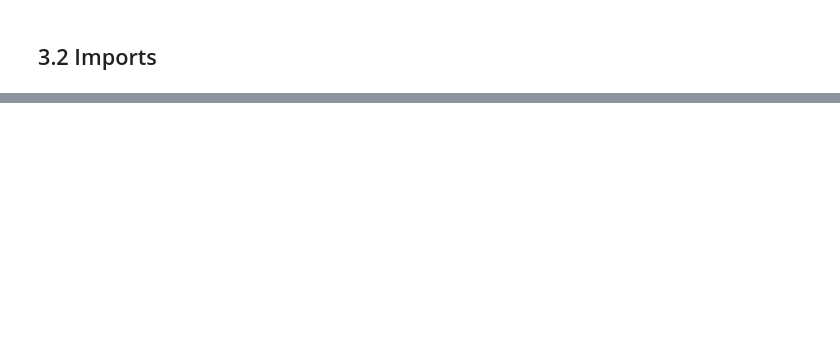
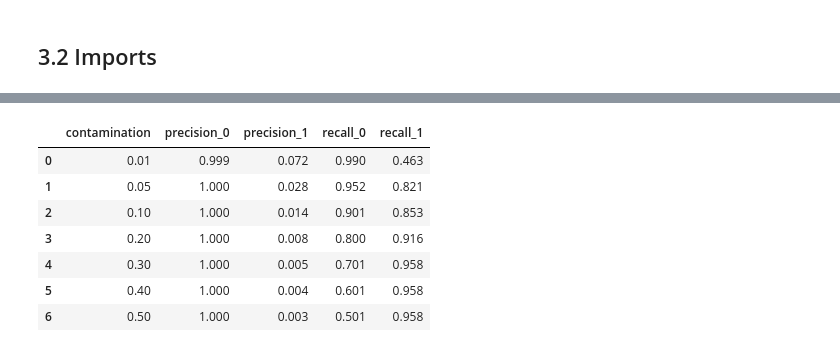
Before and after one commit to zxie9/Capstone-Project-Three, a Jupyter notebook: Notebooks/3. Modeling - Unsupervised.ipynb, the cells around one changed output, grey strips where cells are left out. Cells and saved outputs as stored; diff of their text form; code cells hidden in the pictures; blank space fills up the shorter version.

```diff
--- a/Notebooks/3. Modeling - Unsupervised.ipynb
+++ b/Notebooks/3. Modeling - Unsupervised.ipynb
@@ -88,0 +140,40 @@ F1 score:0.0692
+# %%
+precision_0 = []
+precision_1 = []
+recall_0 = []
+recall_1 = []
+
+cs = [0.01, 0.05, 0.1, 0.2, 0.3, 0.4, 0.5]
+for c in cs:
+    clf = IsolationForest(contamination=c, random_state=0)
+    clf.fit(X_train)
+    y_pred = clf.predict(X_test)
+
+    y_pred[y_pred == 1] = 0
+    y_pred[y_pred == -1] = 1
+
+    p, r, f, s = precision_recall_fscore_support(y_test, y_pred)
+
+    precision_0.append(round(p[0], 3))
+    precision_1.append(round(p[1], 3))
+    recall_0.append(round(r[0], 3))
+    recall_1.append(round(r[1], 3))
+# %%
+# Combine all metric to a dataframe
+df_matrics = pd.DataFrame()
+df_matrics['contamination'] = cs
+df_matrics['precision_0'] = precision_0
+df_matrics['precision_1'] = precision_1
+df_matrics['recall_0'] = recall_0
+df_matrics['recall_1'] = recall_1
+
+df_matrics
+# %% [output]
+|  | contamination | precision_0 | precision_1 | recall_0 | recall_1 |
+| 0 | 0.01 | 0.999 | 0.072 | 0.990 | 0.463 |
+| 1 | 0.05 | 1.000 | 0.028 | 0.952 | 0.821 |
+| 2 | 0.10 | 1.000 | 0.014 | 0.901 | 0.853 |
+| 3 | 0.20 | 1.000 | 0.008 | 0.800 | 0.916 |
+| 4 | 0.30 | 1.000 | 0.005 | 0.701 | 0.958 |
+| 5 | 0.40 | 1.000 | 0.004 | 0.601 | 0.958 |
+| 6 | 0.50 | 1.000 | 0.003 | 0.501 | 0.958 |
```
Also changed, not shown: parts of 32 cells of this notebook.
